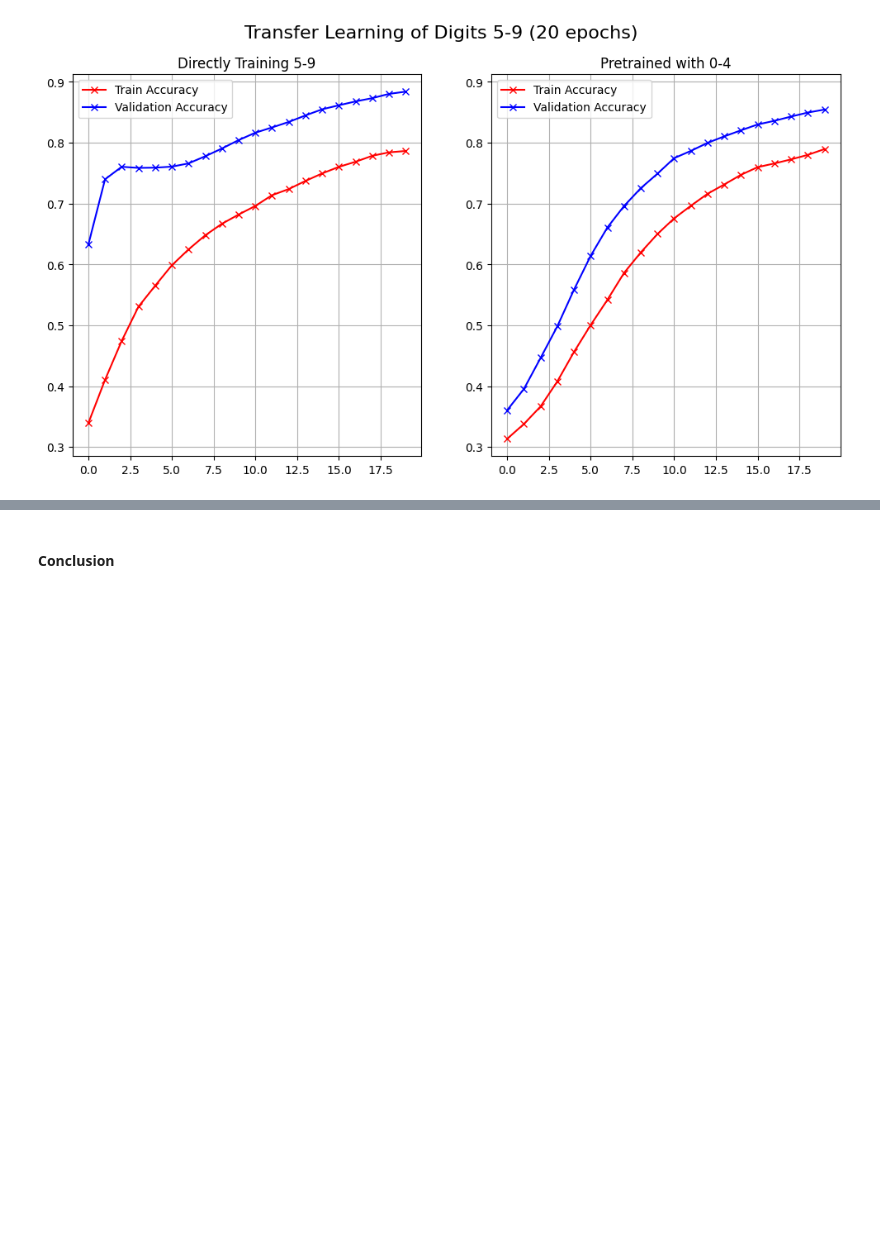
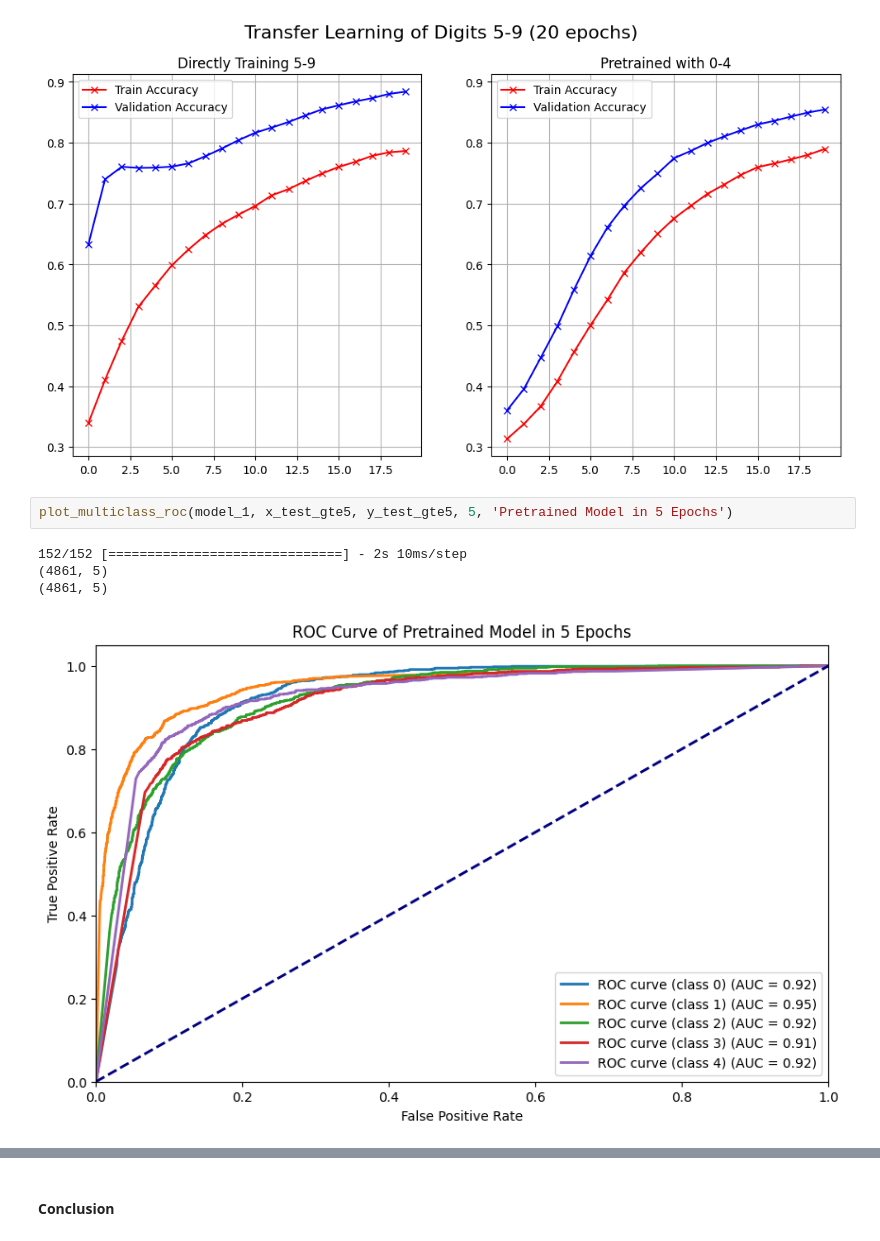
Before and after one commit to qkestacion07/CPE313, a Jupyter notebook: HOA2_2_Transfer_Learning/Hands-on Activity 2.2 - Transfer Learning .ipynb, the cells around one changed output, grey strips where cells are left out. Cells and saved outputs as stored; diff of their text form; blank space fills up the shorter version.

```diff
--- a/HOA2_2_Transfer_Learning/Hands-on Activity 2.2 - Transfer Learning .ipynb
+++ b/HOA2_2_Transfer_Learning/Hands-on Activity 2.2 - Transfer Learning .ipynb
@@ -586,3 +586,10 @@ ax.set_title('Pretrained with 0-4')
 ax.grid(True)
 # %% [output]
 [figure]
+# %%
+plot_multiclass_roc(model_1, x_test_gte5, y_test_gte5, 5, 'Pretrained Model in 5 Epochs')
+# %% [output]
+152/152 [==============================] - 2s 10ms/step
+(4861, 5)
+(4861, 5)
+[figure, added]
```
Also changed, not shown: parts of 7 cells of this notebook.
